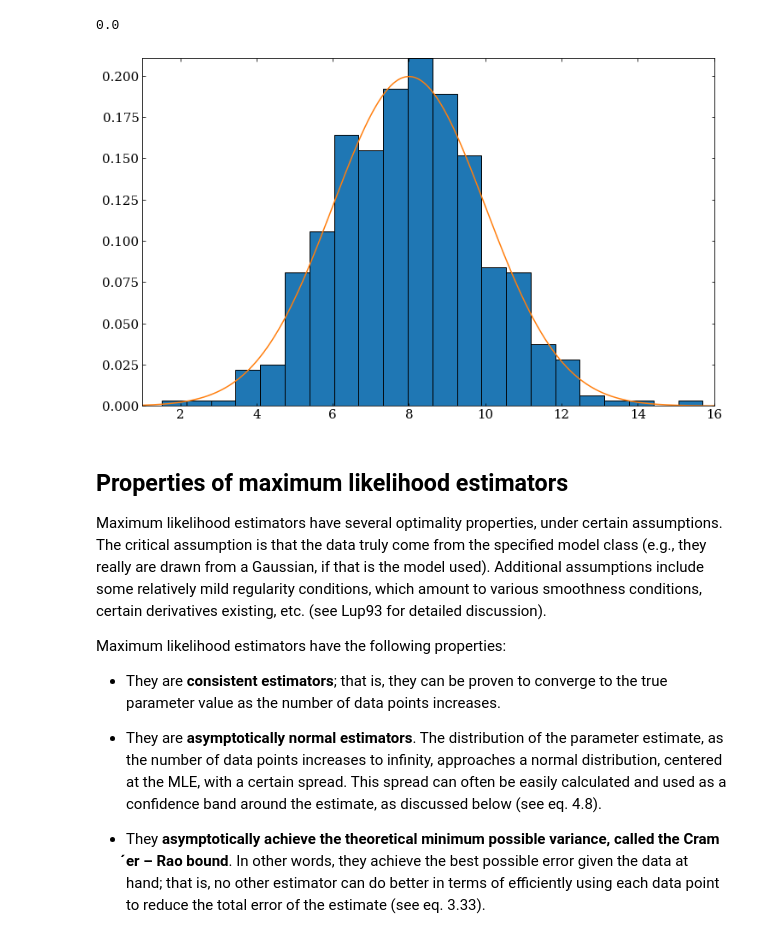
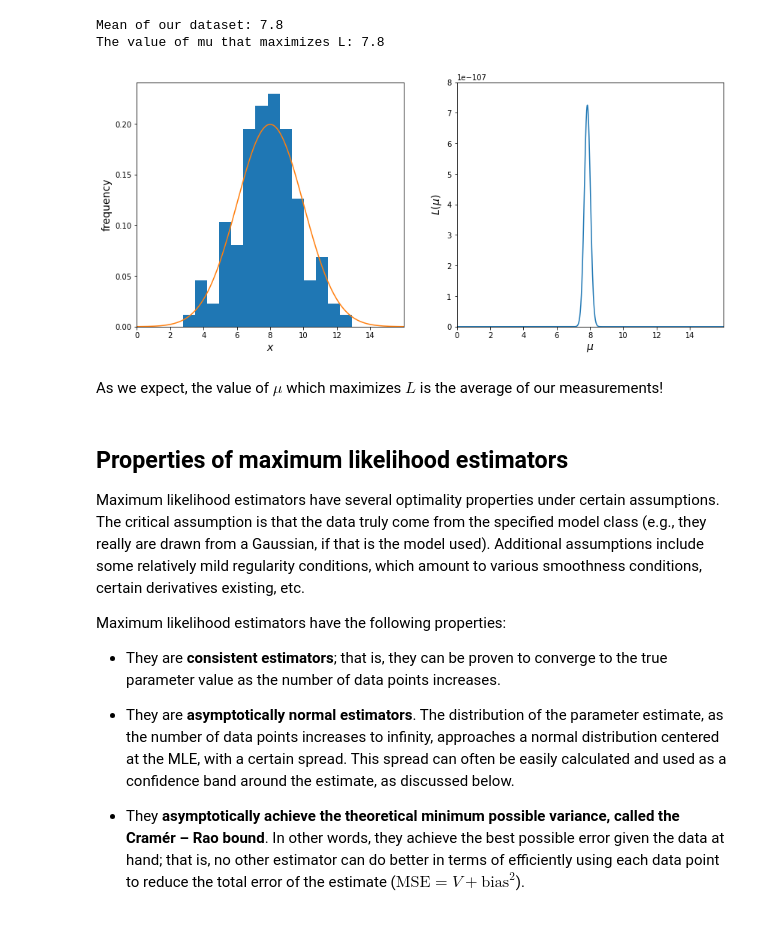
Before and after one commit to astroML/astroML-notebooks, a Jupyter notebook: chapter4/astroml_chapter4_Classical_vs_Bayesian_statistical_inference.ipynb, the cells around one changed output. Saved outputs shown, nothing was run; the diff lists cells and outputs as text; code cells hidden in the pictures.

Commit message:
up to 4.7; missing figure for 4.7

```diff
--- a/chapter4/astroml_chapter4_Classical_vs_Bayesian_statistical_inference.ipynb
+++ b/chapter4/astroml_chapter4_Classical_vs_Bayesian_statistical_inference.ipynb
@@ -106,36 +116,58 @@ $$\mu^0 =\frac{1}{N}\sum_{i=1}^N x_i  = \overline{x} $$
-# %%
-import numpy as np
-from scipy.stats import norm
-from matplotlib import pyplot as plt
-
-from astroML.plotting import setup_text_plots
-setup_text_plots(fontsize=15, usetex=False)
-
-#------------------------------------------------------------
-np.random.seed(seed=42)
-Nsamples=500
-mu_true = 8
-measurements = np.random.normal(mu_true, 2, Nsamples)
-
-fig, ax = plt.subplots(figsize=(12, 7.5))
-ax.hist(measurements, bins='fd', density = True);
-
-x = np.linspace(1, 16, 1000)
-ax.plot(x, norm(8, 2).pdf(x))
-
-np.prod(norm(measurements, 2).pdf(8))
-# %% [output]
-0.0
-[figure, removed]
+# %%
+import numpy as np
+from scipy.stats import norm
+from matplotlib import pyplot as plt
+
+np.random.seed(seed=42)
+Nsamples= 120
+mu_true = 8
+x = np.linspace(0, 16, 1000)
+
+# draw 120 pints from a Gaussian with mu = 8 and sigma = 2
+measurements = np.random.normal(mu_true, 2, Nsamples)
+
+# caluclate L for 1000 possible values of mu from 0 to 16
+products = []
+for i in x:
+    j = np.prod(norm(measurements, 2).pdf(i))
+    products.append(j)
+
+# plot the results
+fig, ax = plt.subplots(1,2)
+fig.set_size_inches(14,6)
+
+ax[0].hist(measurements, bins='fd', density = True);
+ax[0].plot(x, norm(8, 2).pdf(x));
+ax[0].set_xlabel('$x$',fontsize = 14)
+ax[0].set_ylabel('frequency',fontsize = 14)
+ax[0].set_xlim(0, 16)
+ax[0].set_xticks(np.arange(0,16,2))
+
+ax[1].plot(x,products)
+ax[1].set_xlim(0, 16)
+ax[1].set_ylim(0, 8*10**(-107))
+ax[1].set_xticks(np.arange(0,16, 2))
+ax[1].set_xlabel('$\mu$', fontsize = 14)
+ax[1].set_ylabel(r'$L(\mu)$',fontsize = 14);
+
+
+print(f"""Mean of our dataset: {np.mean(measurements):.2}
+The value of mu that maximizes L: {x[products.index(max(products))]:.2}""")
+# %% [output]
+Mean of our dataset: 7.8
+The value of mu that maximizes L: 7.8
+[figure, added]
+# %% [markdown]
+As we expect, the value of $\mu$ which maximizes $L$ is the average of our measurements!
 # %% [markdown]
 ## Properties of maximum likelihood estimators
 
-Maximum likelihood estimators have several optimality properties, under certain assumptions. The critical assumption is that the data truly come from the specified model class (e.g., they really are drawn from a Gaussian, if that is the model used). Additional assumptions include some relatively mild regularity conditions, which amount to various smoothness conditions, certain derivatives existing, etc. (see Lup93 for detailed discussion).
+Maximum likelihood estimators have several optimality properties under certain assumptions. The critical assumption is that the data truly come from the specified model class (e.g., they really are drawn from a Gaussian, if that is the model used). Additional assumptions include some relatively mild regularity conditions, which amount to various smoothness conditions, certain derivatives existing, etc.
 
 Maximum likelihood estimators have the following properties:
 
 - They are **consistent estimators**; that is, they can be proven to converge to the true parameter value as the number of data points increases.
 
-- They are **asymptotically normal estimators**. The distribution of the parameter estimate, as the number of data points increases to infinity, approaches a normal distribution, centered at the MLE, with a certain spread. This spread can often be easily calculated and used as a confidence band around the estimate, as discussed below (see eq. 4.8).
+- They are **asymptotically normal estimators**. The distribution of the parameter estimate, as the number of data points increases to infinity, approaches a normal distribution centered at the MLE, with a certain spread. This spread can often be easily calculated and used as a confidence band around the estimate, as discussed below.
 
-- They **asymptotically achieve the theoretical minimum possible variance, called the Cram ́er – Rao bound**. In other words, they achieve the best possible error given the data at hand; that is, no other estimator can do better in terms of efficiently using each data point to reduce the total error of the estimate (see eq. 3.33).
+- They **asymptotically achieve the theoretical minimum possible variance, called the Cramér – Rao bound**. In other words, they achieve the best possible error given the data at hand; that is, no other estimator can do better in terms of efficiently using each data point to reduce the total error of the estimate ($\text{MSE} = V + \text{bias}^2$).
```
Also changed, not shown: parts of 7 cells of this notebook.
